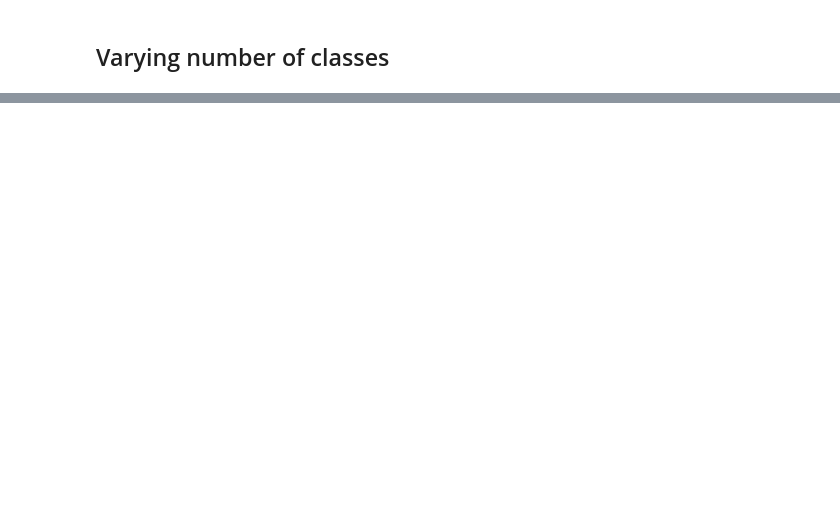
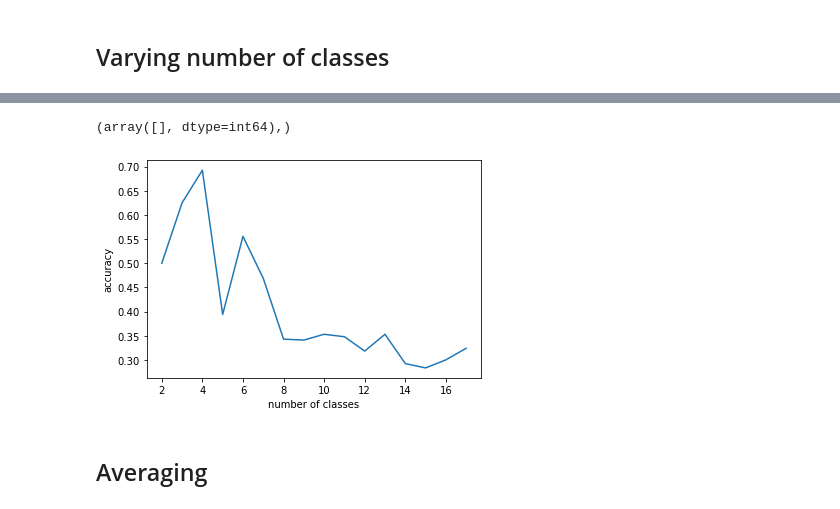
Before and after one commit to alexandremerasli/TFEnext, a Jupyter notebook: newClustering.ipynb, the cells around one changed output, grey strips where cells are left out. Drawn from its saved outputs; the diff is of its cells as text; code cells hidden in the pictures; blank space fills up the shorter version.

```diff
--- a/newClustering.ipynb
+++ b/newClustering.ipynb
@@ -749,0 +845,11 @@ No handles with labels found to put in legend.
+# %%
+accClasses = np.array(accClasses)
+plt.plot(np.arange(2,18),accClasses)
+plt.xlabel("number of classes")
+plt.ylabel("accuracy")
+print(np.where(accClasses==1.0))
+# %% [output]
+(array([], dtype=int64),)
+[figure, added]
+# %% [markdown]
+## Averaging
```
Also changed, not shown: parts of 14 cells of this notebook.
